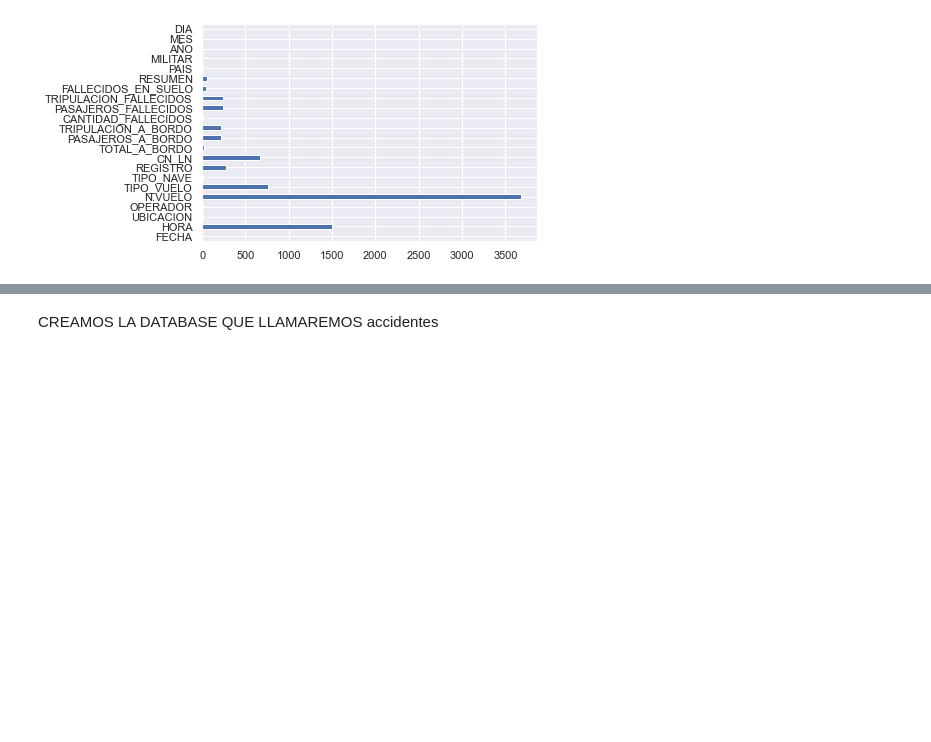
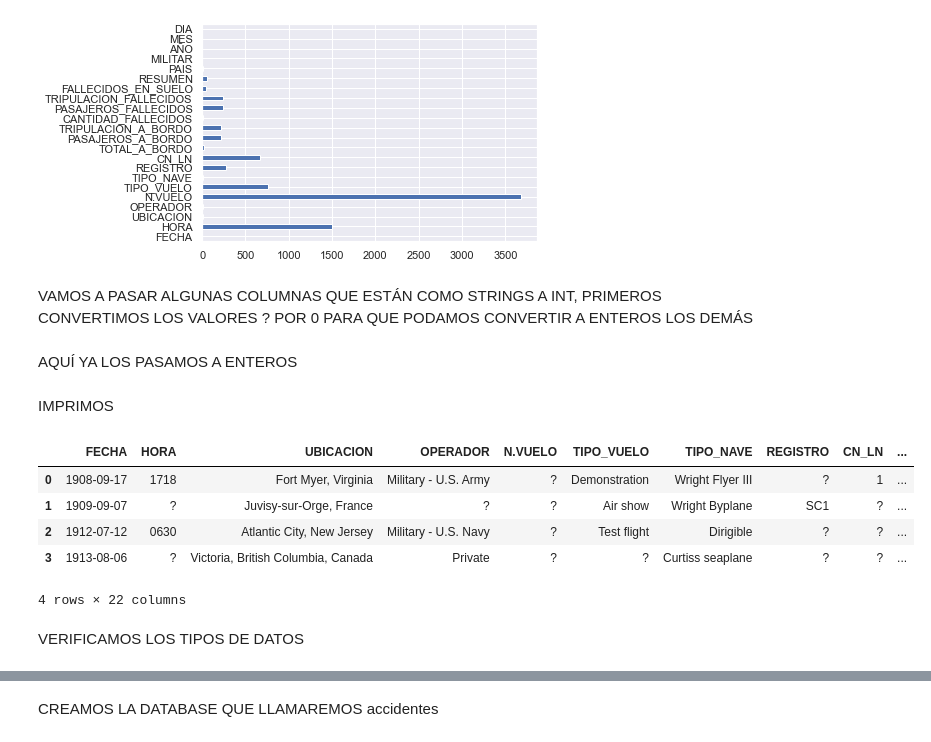
Before and after one commit to juancortezs07/ANALYTICS-ACCIDENTES-AEREOS---PROYECTO-03, a Jupyter notebook: PROYECTO03.ipynb, the cells around one changed output, grey strips where cells are left out. Drawn from its saved outputs; the diff is of its cells as text; code cells hidden in the pictures; blank space fills up the shorter version.

```diff
--- a/PROYECTO03.ipynb
+++ b/PROYECTO03.ipynb
@@ -243,3 +256,28 @@ v1.plot(kind='barh')
 # %% [output]
 <AxesSubplot:>
 [figure]
+# %% [markdown]
+VAMOS A PASAR ALGUNAS COLUMNAS QUE ESTÁN COMO STRINGS A INT, PRIMEROS CONVERTIMOS LOS VALORES ? POR 0 PARA QUE PODAMOS CONVERTIR A ENTEROS LOS DEMÁS
+# %%
+accidentes["TOTAL_A_BORDO"] = accidentes["TOTAL_A_BORDO"].replace({ "?": 0})
+accidentes["CANTIDAD_FALLECIDOS"] = accidentes["CANTIDAD_FALLECIDOS"].replace({ "?": 0})
+accidentes["FALLECIDOS_EN_SUELO"] = accidentes["FALLECIDOS_EN_SUELO"].replace({ "?": 0})
+# %% [markdown]
+AQUÍ YA LOS PASAMOS A ENTEROS
+# %%
+accidentes['TOTAL_A_BORDO'] = accidentes['TOTAL_A_BORDO'].astype(int)
+accidentes['CANTIDAD_FALLECIDOS'] = accidentes['CANTIDAD_FALLECIDOS'].astype(int)
+accidentes['FALLECIDOS_EN_SUELO'] = accidentes['FALLECIDOS_EN_SUELO'].astype(int)
+# %% [markdown]
+IMPRIMOS
+# %%
+accidentes.head(4)
+# %% [output]
+|  | FECHA | HORA | UBICACION | OPERADOR | N.VUELO | TIPO_VUELO | TIPO_NAVE | REGISTRO | CN_LN | ... |
+| 0 | 1908-09-17 | 1718 | Fort Myer, Virginia | Military - U.S. Army | ? | Demonstration | Wright Flyer III | ? | 1 | ... |
+| 1 | 1909-09-07 | ? | Juvisy-sur-Orge, France | ? | ? | Air show | Wright Byplane | SC1 | ? | ... |
+| 2 | 1912-07-12 | 0630 | Atlantic City, New Jersey | Military - U.S. Navy | ? | Test flight | Dirigible | ? | ? | ... |
+| 3 | 1913-08-06 | ? | Victoria, British Columbia, Canada | Private | ? | ? | Curtiss seaplane | ? | ? | ... |
+4 rows × 22 columns
+# %% [markdown]
+VERIFICAMOS LOS TIPOS DE DATOS
```
Also changed, not shown: parts of 31 cells of this notebook.
